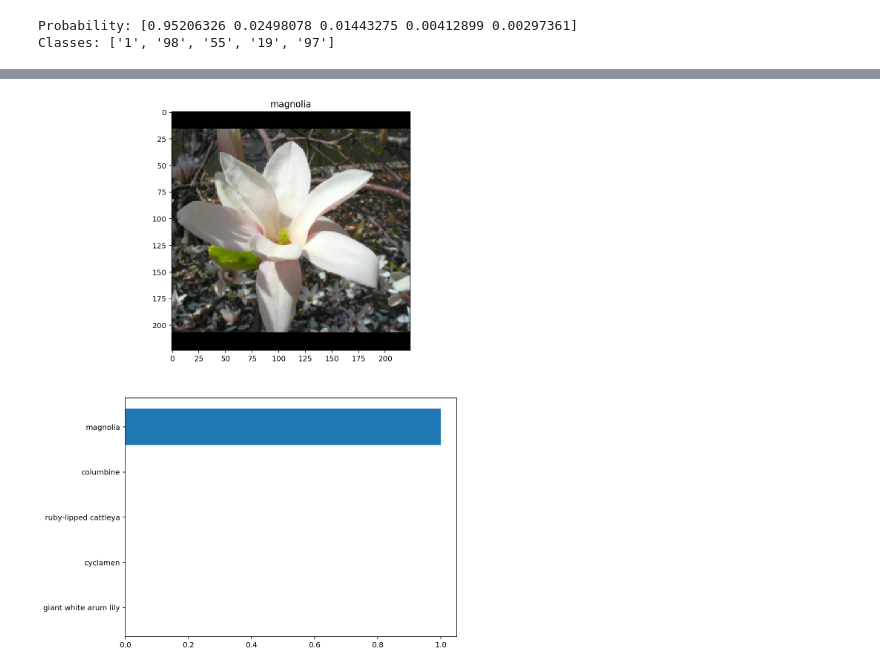
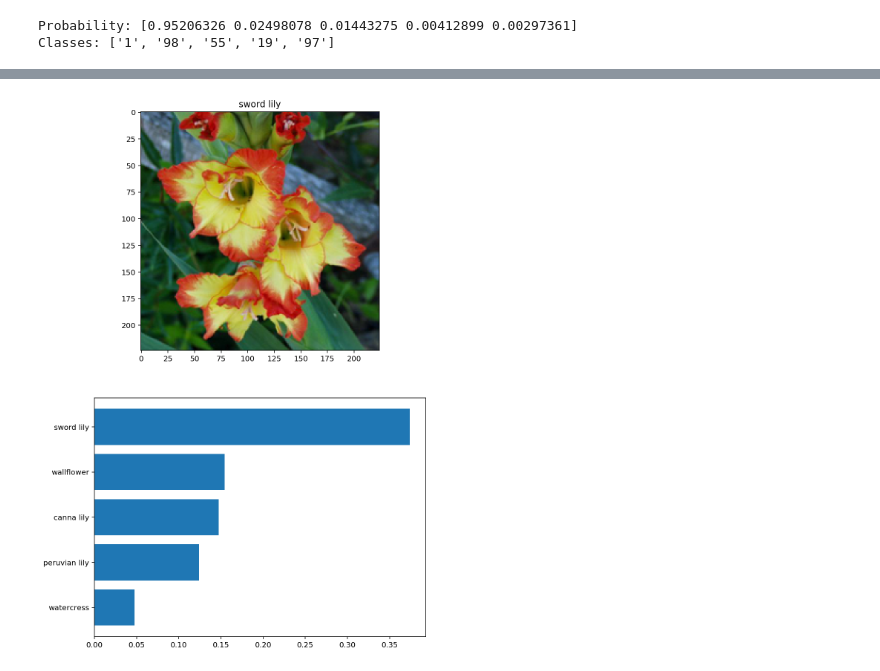
Before and after one commit to kotliarov/image_classifier, a Jupyter notebook: Image Classifier Project.ipynb, the cells around one changed output, grey strips where cells are left out. Cells and saved outputs as stored; diff of their text form; code cells hidden in the pictures.

Commit message:
Changed image for sanity test

```diff
--- a/Image Classifier Project.ipynb
+++ b/Image Classifier Project.ipynb
@@ -717,6 +717,6 @@ def plot_image_probs(model, image_path):
     ax2.invert_yaxis()
     plt.show()
 # %%
-plot_image_probs(trained_model, 'flowers/test/87/image_05469.jpg')
+plot_image_probs(trained_model, 'flowers/test/43/image_02370.jpg')
 # %% [output]
-[figure, old version]
+[figure, new version]
```
Also changed, not shown: 1 other file.
